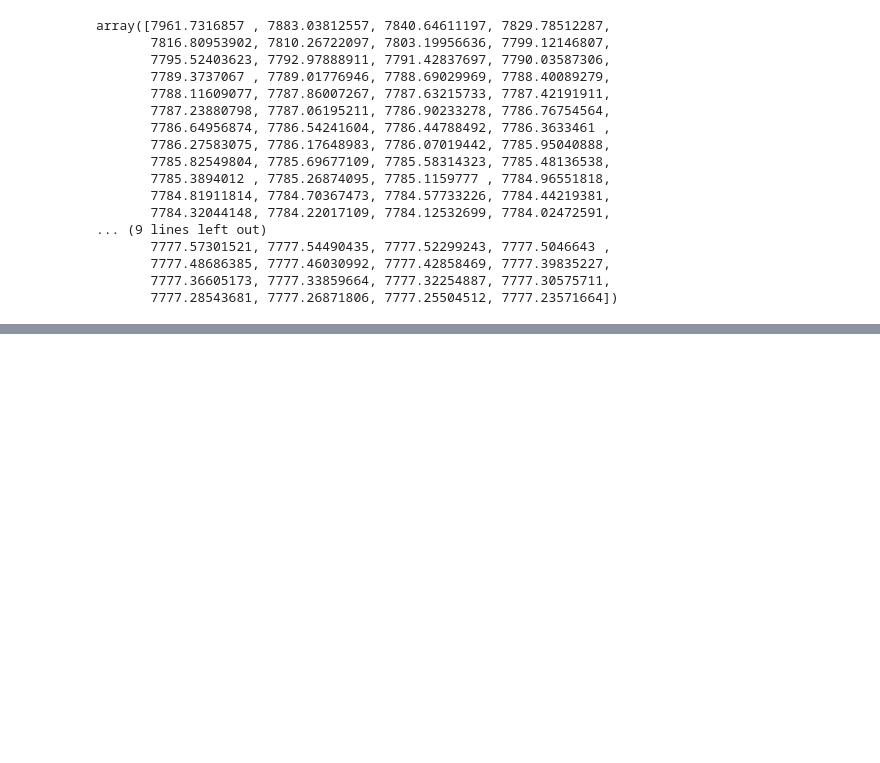
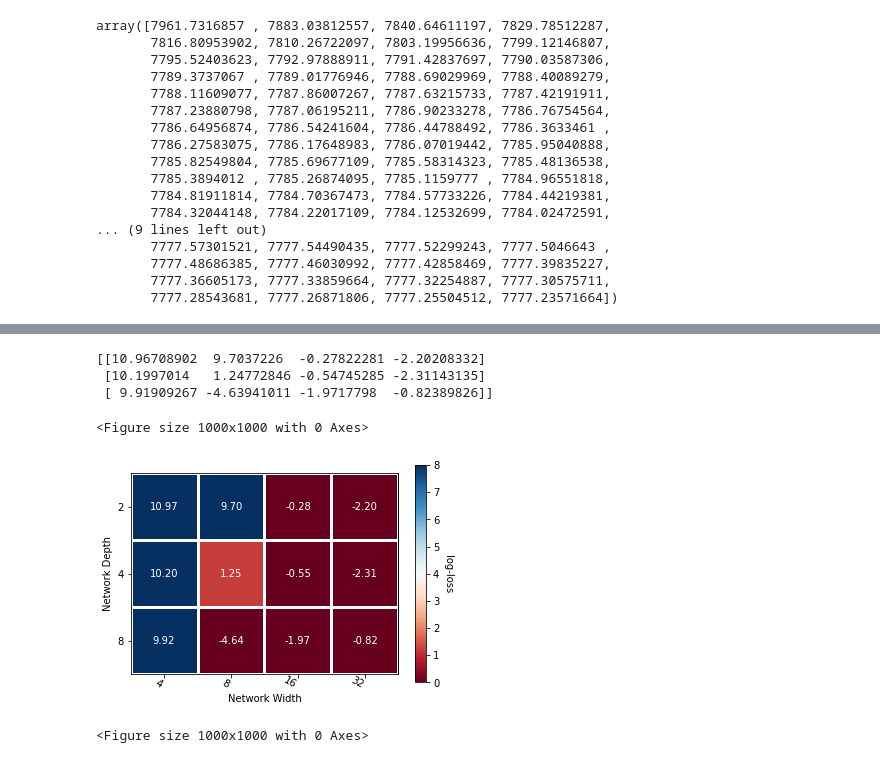
Before and after one commit to sean-lo/staircase_boolean, a Jupyter notebook: experiments/postprocessing.py.ipynb, the cells around one changed output, grey strips where cells are left out. Drawn from its saved outputs; the diff is of its cells as text; code cells hidden in the pictures; blank space fills up the shorter version.

```diff
--- a/experiments/postprocessing.py.ipynb
+++ b/experiments/postprocessing.py.ipynb
@@ -86,0 +314,39 @@ True
+# %%
+def make_heatmap(df, rn, cn, rows, cols, target):
+
+    fig, ax = plt.subplots()
+
+    data = []
+    for r in rows:
+        d = []
+        for c in cols:
+            #print(df[(df[rn] == r) & (df[cn] == c)][target].values)
+            d += [np.log(df[(df[rn] == r) & (df[cn] == c)][target].values[0])]
+            #print(d)
+            #break
+        data += [d]
+    data = np.asarray(data)
+    print(data)
+
+    im, cbar = heatmap(data, rows, cols, cmap="RdBu", cbarlabel="log-loss", vmin = 0, vmax = 8)
+
+    annotate_heatmap(im, textcolors=("black","white"))
+
+
+d = 8
+
+depth = [2, int(d/2), d]
+width = [int(d/2), d, 2*d, 4*d]
+
+df_temp = df_na[(df_na['function_type'] == 'random') & (df_na['degree'] == d)]
+make_heatmap(df_temp, "num_layers", "layer_width", depth, width, "val_loss_final")
+plt.xlabel("Network Width")
+plt.ylabel("Network Depth")
+plt.figure(figsize=(5,5), dpi=200)
+# %% [output]
+[[10.96708902  9.7037226  -0.27822281 -2.20208332]
+ [10.1997014   1.24772846 -0.54745285 -2.31143135]
+ [ 9.91909267 -4.63941011 -1.9717798  -0.82389826]]
+<Figure size 1000x1000 with 0 Axes>
+[figure, added]
+<Figure size 1000x1000 with 0 Axes>
```
Also changed, not shown: parts of 13 cells of this notebook.
